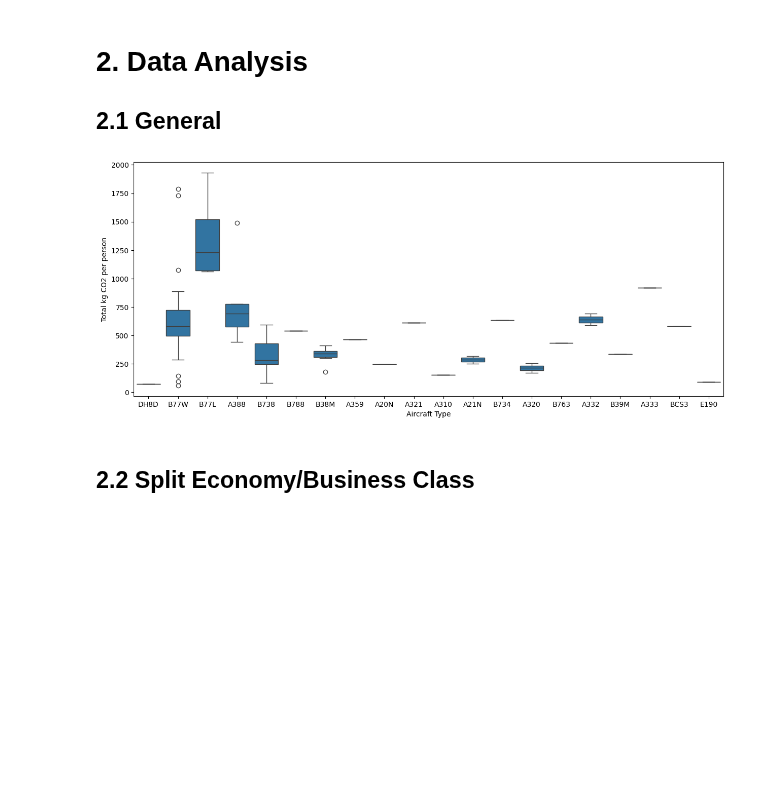
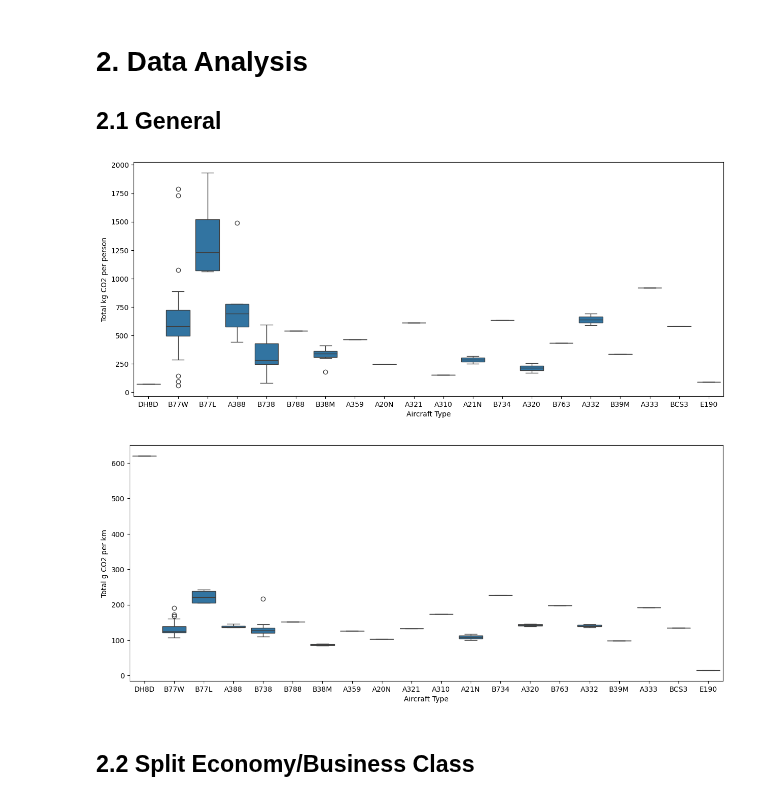
Before and after one commit to lukasschirren/COP_flight_analysis, a Jupyter notebook: analysis_economy_business.ipynb, the cells around one changed output. Cells and saved outputs as stored; diff of their text form; code cells hidden in the pictures; blank space fills up the shorter version.

```diff
--- a/analysis_economy_business.ipynb
+++ b/analysis_economy_business.ipynb
@@ -47,0 +33,9 @@ Index(['icao', 'total_delegates', 'country_code', 'origin_airport',
+# %%
+data_all.dropna(subset=['Seats Economy', 'Seats Business'], inplace=True)
+
+# Convert 'Seats Economy' and 'Seats Business' to integers
+data_all['Seats Economy'] = data_all['Seats Economy'].astype(int)
+data_all['Seats Business'] = data_all['Seats Business'].astype(int)
+
+data_all['Seats Economy'] = data_all['Seats Economy'] * data_all['assumed_load_factor']
+data_all['Seats Business'] = data_all['Seats Business'] * data_all['assumed_load_factor']
@@ -47,0 +121,8 @@ Index(['icao', 'total_delegates', 'country_code', 'origin_airport',
+# %%
+factor_business = 4.025
+
+data_all['total_seats'] = data_all['Seats Economy'] + data_all['Seats Business']
+data_all['total_seats_factor_business'] = (data_all['Seats Economy'] + data_all['Seats Business'] * factor_business)
+
+data_all['economy_co2_pp'] = (data_all['co2_kg'] * data_all['Seats Economy'] / data_all['total_seats_factor_business']) / data_all['Seats Economy']
+data_all['business_co2_pp'] = (data_all['co2_kg'] * data_all['Seats Business'] * factor_business /  data_all['total_seats_factor_business']) / data_all['Seats Business']
@@ -47,0 +230,5 @@ Index(['icao', 'total_delegates', 'country_code', 'origin_airport',
+# %%
+
+data_all['total_seats_factor_business'] = (data_all['seats_economy_loadfactor'] + data_all['seats_business_loadfactor'] * factor_business)
+
+data_all['economy_co2_loadfactor'] = data_all['co2_kg'] * data_all['seats_economy_loadfactor'] / data_all['total_seats_factor_business']
@@ -51,10 +302,19 @@ Index(['icao', 'total_delegates', 'country_code', 'origin_airport',
 # %%
 # Boxplot for total_fuel_burn
 plt.figure(figsize=(15, 6))
-sns.boxplot(x='aircraft_type_icao', y='pp_kg_co2', data=data_direct)
+sns.boxplot(x='aircraft_type_icao', y='pp_kg_co2', data=data_all)
 # plt.title('Total kg of CO2 per person')
 plt.xlabel('Aircraft Type')
 plt.ylabel('Total kg CO2 per person')
 plt.show()
+
+# Boxplot for total_fuel_burn
+plt.figure(figsize=(15, 6))
+sns.boxplot(x='aircraft_type_icao', y='pp_g_co2_km', data=data_all)
+# plt.title('Total kg of CO2 per person')
+plt.xlabel('Aircraft Type')
+plt.ylabel('Total g CO2 per km')
+plt.show()
 # %% [output]
 [figure]
+[figure, added]
```
Also changed, not shown: parts of 23 cells of this notebook, 2 other files.
